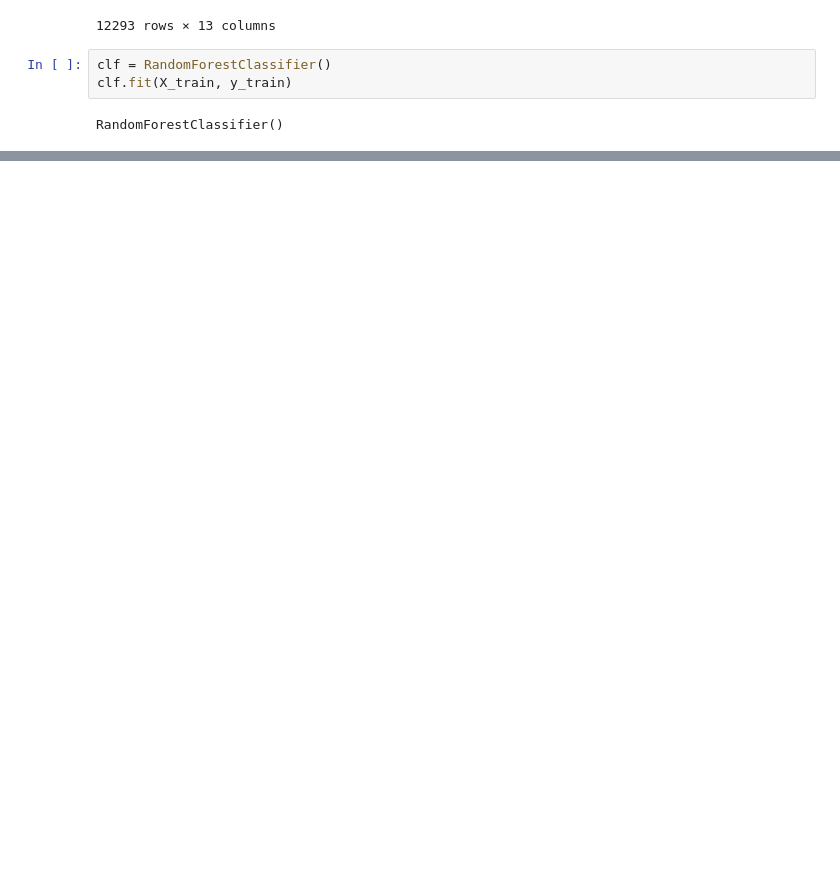
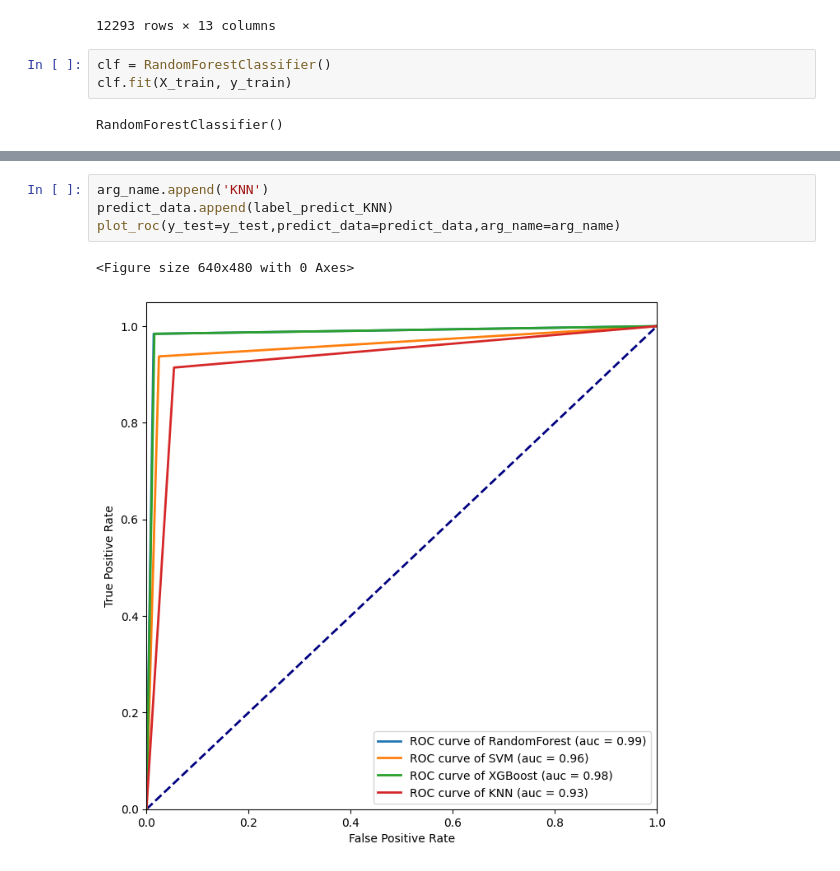
Before and after one commit to dukechain2333/ST112-Final, a Jupyter notebook: Phishing_BestFirst_Demo.ipynb, the cells around one changed output, grey strips where cells are left out. Saved outputs shown, nothing was run; the diff lists cells and outputs as text; blank space fills up the shorter version.

```diff
--- a/Phishing_BestFirst_Demo.ipynb
+++ b/Phishing_BestFirst_Demo.ipynb
@@ -89,0 +169,7 @@ plt.show()
+# %%
+arg_name.append('KNN')
+predict_data.append(label_predict_KNN)
+plot_roc(y_test=y_test,predict_data=predict_data,arg_name=arg_name)
+# %% [output]
+<Figure size 640x480 with 0 Axes>
+[figure, added]
```
Also changed, not shown: parts of 18 cells of this notebook.
